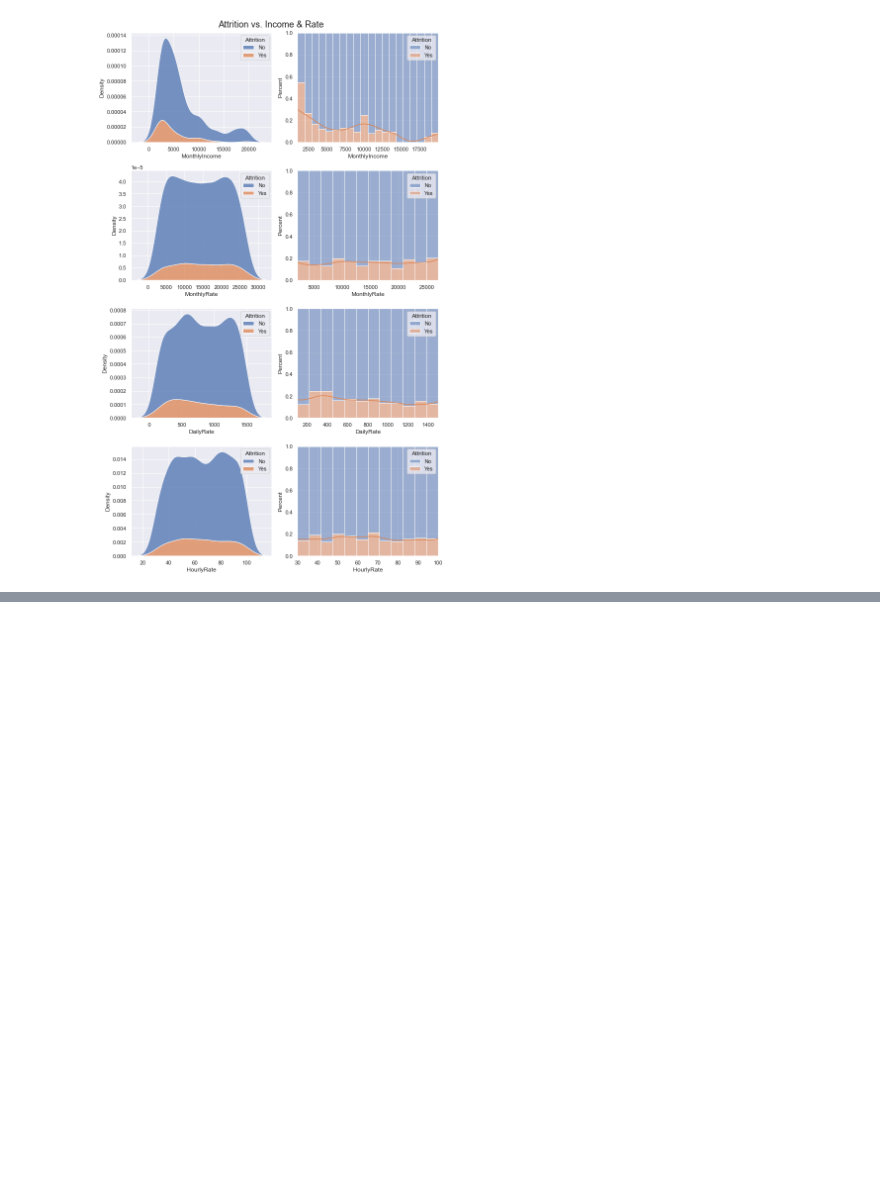
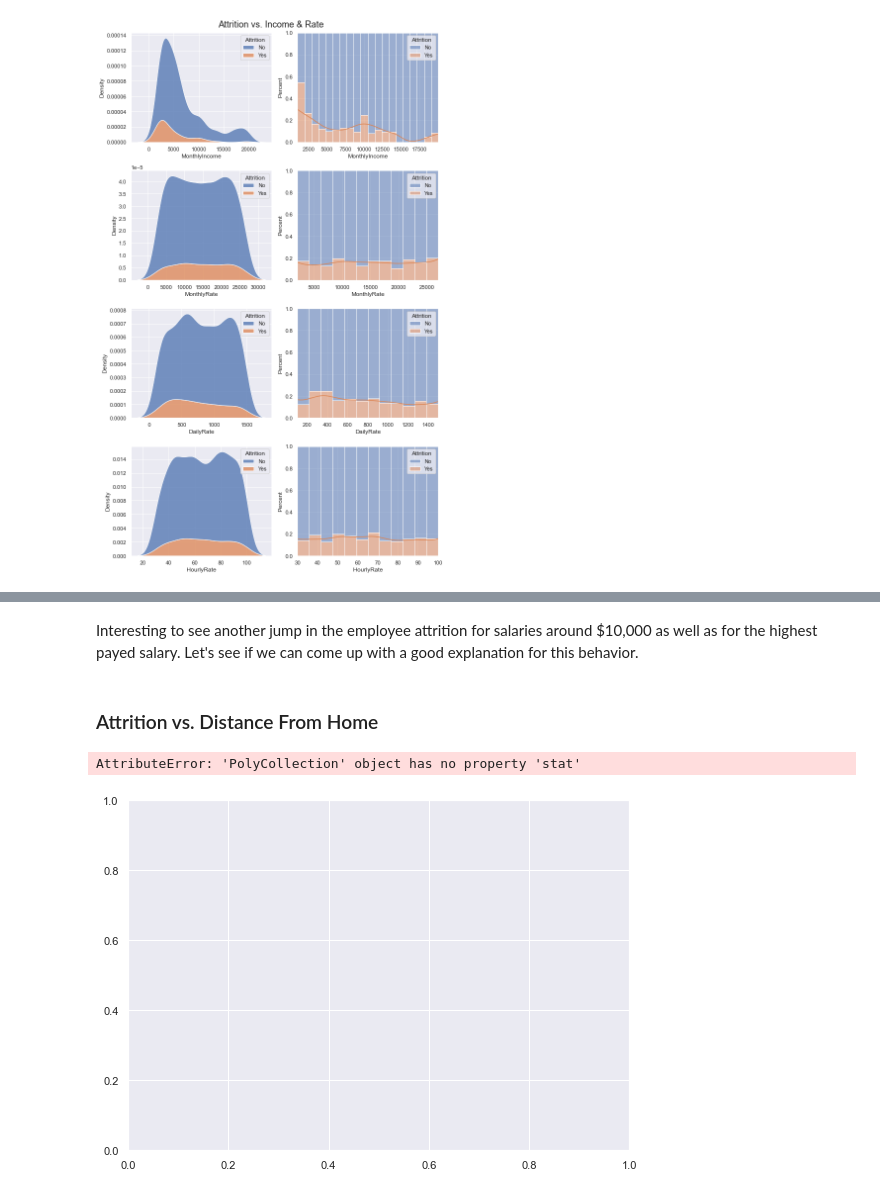
Before and after one commit to skacem/Business-Analytics, a Jupyter notebook: HR_Analytics/IBM_HR_analy.ipynb, the cells around one changed output, grey strips where cells are left out. Cells and saved outputs as stored; diff of their text form; code cells hidden in the pictures; blank space fills up the shorter version.

```diff
--- a/HR_Analytics/IBM_HR_analy.ipynb
+++ b/HR_Analytics/IBM_HR_analy.ipynb
@@ -209,0 +222,12 @@ The income variable shows a clear pattern:
+# %% [markdown]
+Interesting to see another jump in the employee attrition for salaries around $10,000 as well as for the highest payed salary. Let's see if we can come up with a good explanation for this behavior.
+# %% [markdown]
+### Attrition vs. Distance From Home
+# %%
+g = sns.kdeplot(data=df, x='DistanceFromHome', hue='Attrition',multiple='fill',
+                 stat='percent', element='layer', kde=True )
+pd.plotting.table(g, np.round(df['DistanceFromHome'].describe()),
+                  loc='upper center', colWidths=[.2, .3, .3, .3]);
+# %% [output]
+AttributeError: 'PolyCollection' object has no property 'stat'
+[figure, added]
```
Also changed, not shown: parts of 5 cells of this notebook.
